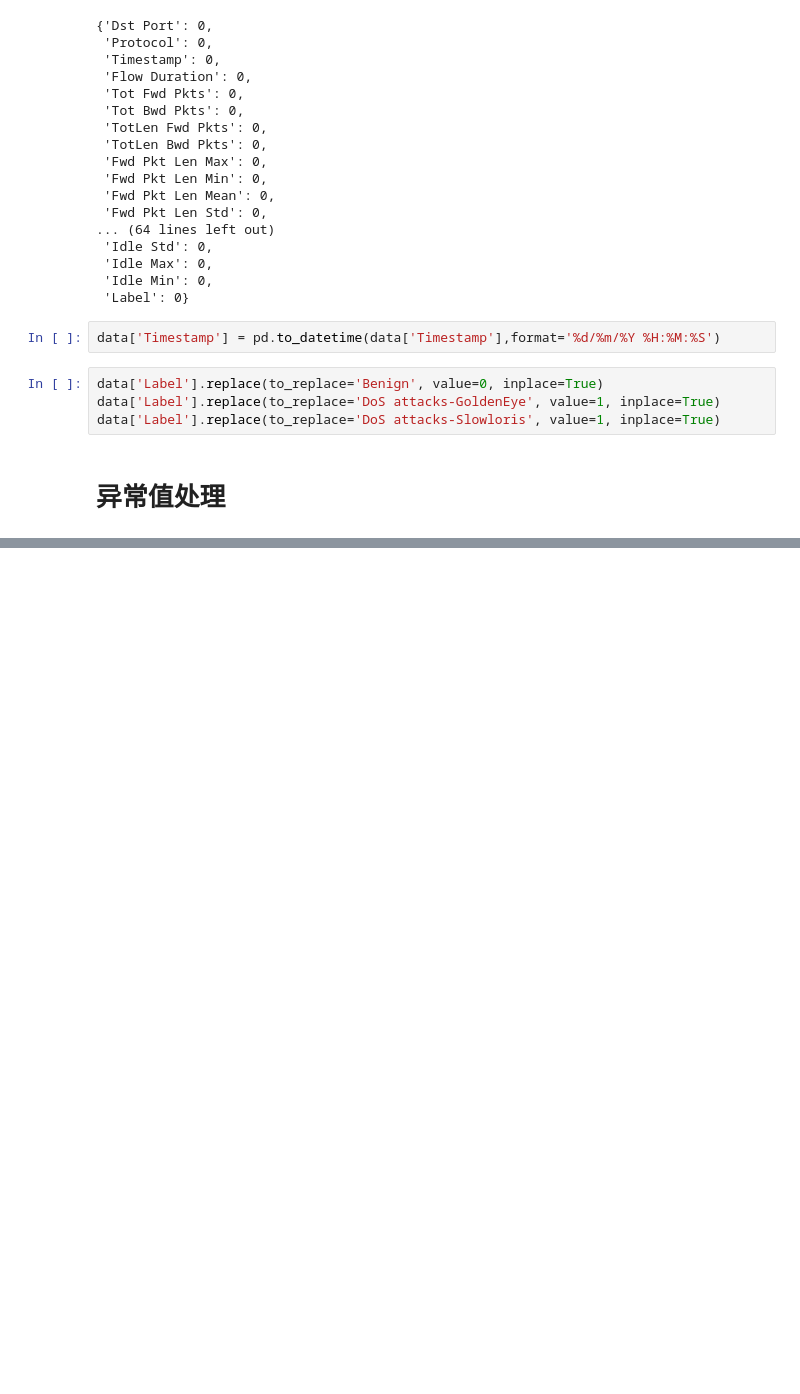
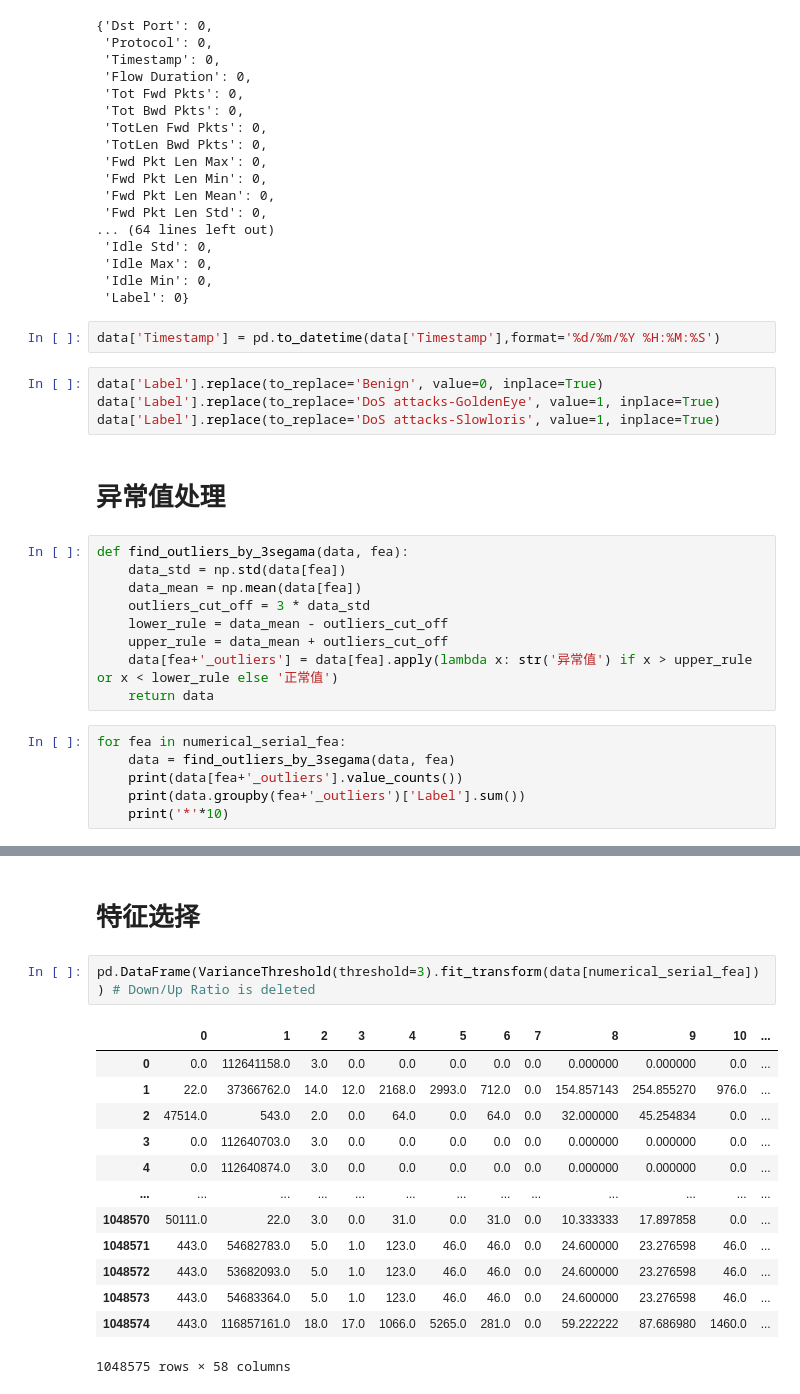
Before and after one commit to Bil369/IDS2018-DDoS-Traffic-Classify, a Jupyter notebook: feature_engineering.ipynb, the cells around one changed output, grey strips where cells are left out. Cells and saved outputs as stored; diff of their text form; blank space fills up the shorter version.

Commit message:
Did some work
Did some work
- finish the processing of outliers
- finish the first two ways of filter feature selection

```diff
--- a/feature_engineering.ipynb
+++ b/feature_engineering.ipynb
@@ -74,3 +78,18 @@ data['Label'].replace(to_replace='DoS attacks-GoldenEye', value=1, inplace=True)
 data['Label'].replace(to_replace='DoS attacks-Slowloris', value=1, inplace=True)
 # %% [markdown]
 # 异常值处理
+# %%
+def find_outliers_by_3segama(data, fea):
+    data_std = np.std(data[fea])
+    data_mean = np.mean(data[fea])
+    outliers_cut_off = 3 * data_std
+    lower_rule = data_mean - outliers_cut_off
+    upper_rule = data_mean + outliers_cut_off
+    data[fea+'_outliers'] = data[fea].apply(lambda x: str('异常值') if x > upper_rule or x < lower_rule else '正常值')
+    return data
+# %%
+for fea in numerical_serial_fea:
+    data = find_outliers_by_3segama(data, fea)
+    print(data[fea+'_outliers'].value_counts())
+    print(data.groupby(fea+'_outliers')['Label'].sum())
+    print('*'*10)
@@ -76,0 +114,18 @@ data['Label'].replace(to_replace='DoS attacks-Slowloris', value=1, inplace=True)
+# %% [markdown]
+# 特征选择
+# %%
+pd.DataFrame(VarianceThreshold(threshold=3).fit_transform(data[numerical_serial_fea])) # Down/Up Ratio is deleted
+# %% [output]
+|  | 0 | 1 | 2 | 3 | 4 | 5 | 6 | 7 | 8 | 9 | 10 | ... |
+| 0 | 0.0 | 112641158.0 | 3.0 | 0.0 | 0.0 | 0.0 | 0.0 | 0.0 | 0.000000 | 0.000000 | 0.0 | ... |
+| 1 | 22.0 | 37366762.0 | 14.0 | 12.0 | 2168.0 | 2993.0 | 712.0 | 0.0 | 154.857143 | 254.855270 | 976.0 | ... |
+| 2 | 47514.0 | 543.0 | 2.0 | 0.0 | 64.0 | 0.0 | 64.0 | 0.0 | 32.000000 | 45.254834 | 0.0 | ... |
+| 3 | 0.0 | 112640703.0 | 3.0 | 0.0 | 0.0 | 0.0 | 0.0 | 0.0 | 0.000000 | 0.000000 | 0.0 | ... |
+| 4 | 0.0 | 112640874.0 | 3.0 | 0.0 | 0.0 | 0.0 | 0.0 | 0.0 | 0.000000 | 0.000000 | 0.0 | ... |
+| ... | ... | ... | ... | ... | ... | ... | ... | ... | ... | ... | ... | ... |
+| 1048570 | 50111.0 | 22.0 | 3.0 | 0.0 | 31.0 | 0.0 | 31.0 | 0.0 | 10.333333 | 17.897858 | 0.0 | ... |
+| 1048571 | 443.0 | 54682783.0 | 5.0 | 1.0 | 123.0 | 46.0 | 46.0 | 0.0 | 24.600000 | 23.276598 | 46.0 | ... |
+| 1048572 | 443.0 | 53682093.0 | 5.0 | 1.0 | 123.0 | 46.0 | 46.0 | 0.0 | 24.600000 | 23.276598 | 46.0 | ... |
+| 1048573 | 443.0 | 54683364.0 | 5.0 | 1.0 | 123.0 | 46.0 | 46.0 | 0.0 | 24.600000 | 23.276598 | 46.0 | ... |
+| 1048574 | 443.0 | 116857161.0 | 18.0 | 17.0 | 1066.0 | 5265.0 | 281.0 | 0.0 | 59.222222 | 87.686980 | 1460.0 | ... |
+1048575 rows × 58 columns
```
Also changed, not shown: parts of 4 cells of this notebook.
